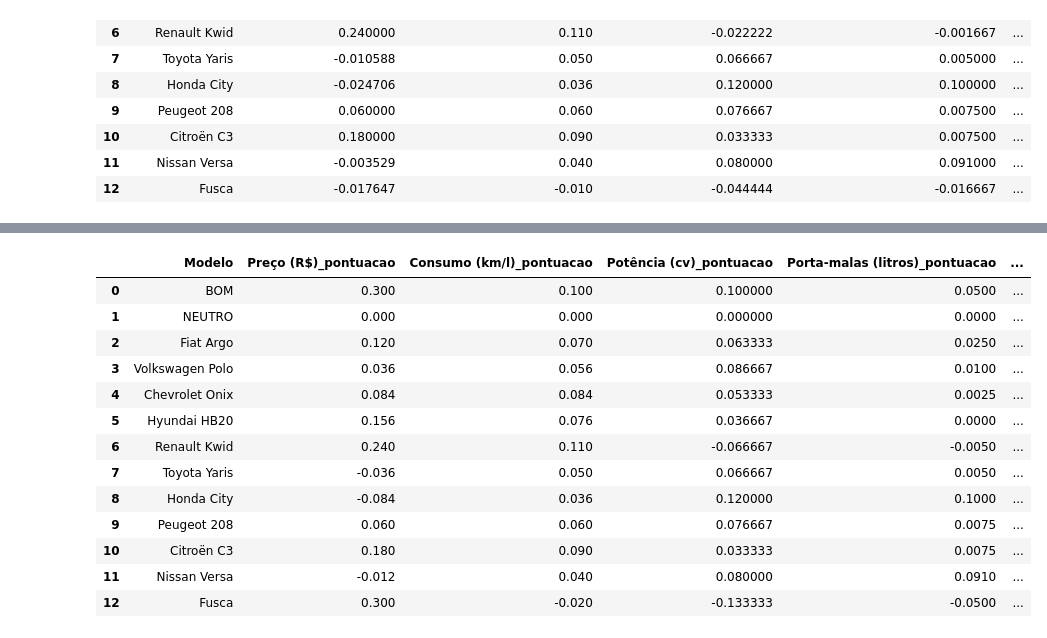
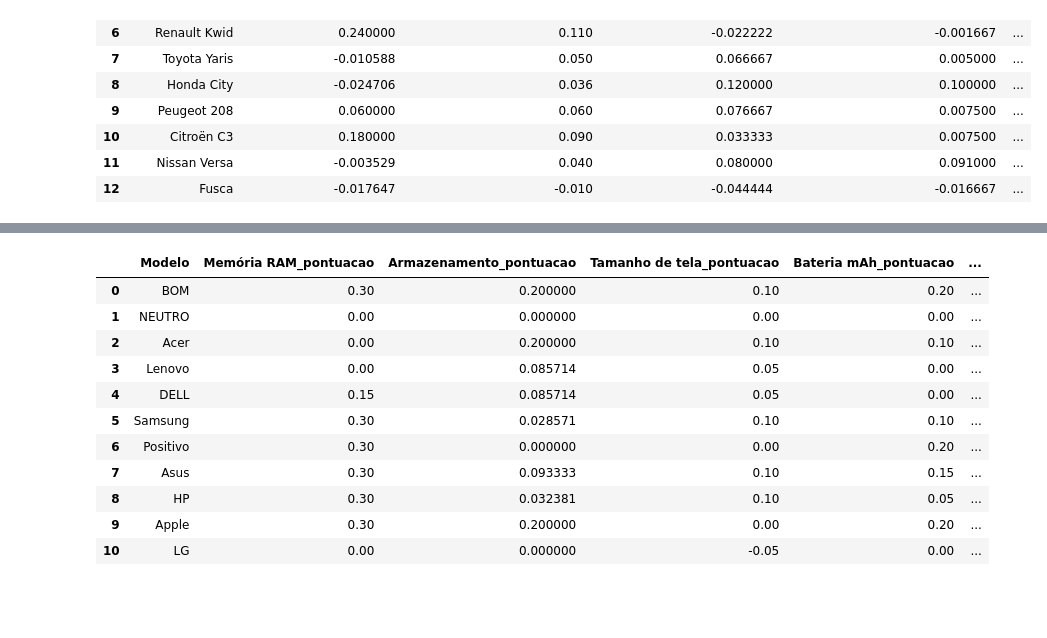
Before and after one commit to GianFadiga/MCDA_FS, a Jupyter notebook: mcda_py_test.ipynb, the cells around one changed output, grey strips where cells are left out. Cells and saved outputs as stored; diff of their text form; code cells hidden in the pictures; blank space fills up the shorter version.

```diff
--- a/mcda_py_test.ipynb
+++ b/mcda_py_test.ipynb
@@ -2527,9 +2527,12 @@ class DataAnalyzer:
             return 0
 
         if proporcionalidade_tipo == 'proportional':
-            if (neutro - bom) == 0:
-                return 0
-            return peso - ((peso * (valor - bom)) / (neutro - bom))
+            if valor >= bom:
+                return peso
+            elif valor > neutro:
+                return peso - ((peso * (valor - bom)) / (neutro - bom))
+            else:
+              return 0
 
         elif proporcionalidade_tipo == 'i_proportional':
             if valor <= bom:
@@ -2890,11 +2893,17 @@ class DataAnalyzer:
 
 # Exemplo de uso para a base de carros
 print("Análise para base de carros:")
-analyzer_carros = DataAnalyzer('base_carro.csv')
-analyzer_carros.load_and_prepare_data()
-analyzer_carros.calcular_pontuacoes()
-analyzer_carros.gerar_graficos()
-analyzer_carros.recomendar_produtos()
+# analyzer_carros = DataAnalyzer('base_carro.csv')
+# analyzer_carros.load_and_prepare_data()
+# analyzer_carros.calcular_pontuacoes()
+# analyzer_carros.gerar_graficos()
+# analyzer_carros.recomendar_produtos()
+
+analyzer_eletro = DataAnalyzer('base_eletronicos.csv')
+analyzer_eletro.load_and_prepare_data()
+analyzer_eletro.calcular_pontuacoes()
+analyzer_eletro.gerar_graficos()
+analyzer_eletro.recomendar_produtos()
 # %% [output]
 Análise para base de carros:
 [interactive output not drawn]
@@ -2913,17 +2920,15 @@ Pontos de vantagem e justificativas:
 # %%
-analyzer_carros.mostrar_pontuacoes(apenas_pontuacoes=True)
+analyzer_eletro.mostrar_pontuacoes(apenas_pontuacoes=True)
 # %% [output]
-|  | Modelo | Preço (R$)_pontuacao | Consumo (km/l)_pontuacao | Potência (cv)_pontuacao | Porta-malas (litros)_pontuacao | ... |
-| 0 | BOM | 0.300 | 0.100 | 0.100000 | 0.0500 | ... |
-| 1 | NEUTRO | 0.000 | 0.000 | 0.000000 | 0.0000 | ... |
-| 2 | Fiat Argo | 0.120 | 0.070 | 0.063333 | 0.0250 | ... |
-| 3 | Volkswagen Polo | 0.036 | 0.056 | 0.086667 | 0.0100 | ... |
-| 4 | Chevrolet Onix | 0.084 | 0.084 | 0.053333 | 0.0025 | ... |
-| 5 | Hyundai HB20 | 0.156 | 0.076 | 0.036667 | 0.0000 | ... |
-| 6 | Renault Kwid | 0.240 | 0.110 | -0.066667 | -0.0050 | ... |
-| 7 | Toyota Yaris | -0.036 | 0.050 | 0.066667 | 0.0050 | ... |
-| 8 | Honda City | -0.084 | 0.036 | 0.120000 | 0.1000 | ... |
-| 9 | Peugeot 208 | 0.060 | 0.060 | 0.076667 | 0.0075 | ... |
-| 10 | Citroën C3 | 0.180 | 0.090 | 0.033333 | 0.0075 | ... |
-| 11 | Nissan Versa | -0.012 | 0.040 | 0.080000 | 0.0910 | ... |
-| 12 | Fusca | 0.300 | -0.020 | -0.133333 | -0.0500 | ... |
+|  | Modelo | Memória RAM_pontuacao | Armazenamento_pontuacao | Tamanho de tela_pontuacao | Bateria mAh_pontuacao | ... |
+| 0 | BOM | 0.30 | 0.200000 | 0.10 | 0.20 | ... |
+| 1 | NEUTRO | 0.00 | 0.000000 | 0.00 | 0.00 | ... |
+| 2 | Acer | 0.00 | 0.200000 | 0.10 | 0.10 | ... |
+| 3 | Lenovo | 0.00 | 0.085714 | 0.05 | 0.00 | ... |
+| 4 | DELL | 0.15 | 0.085714 | 0.05 | 0.00 | ... |
+| 5 | Samsung | 0.30 | 0.028571 | 0.10 | 0.10 | ... |
+| 6 | Positivo | 0.30 | 0.000000 | 0.00 | 0.20 | ... |
+| 7 | Asus | 0.30 | 0.093333 | 0.10 | 0.15 | ... |
+| 8 | HP | 0.30 | 0.032381 | 0.10 | 0.05 | ... |
+| 9 | Apple | 0.30 | 0.200000 | 0.00 | 0.20 | ... |
+| 10 | LG | 0.00 | 0.000000 | -0.05 | 0.00 | ... |
```
Also changed, not shown: parts of 1 cell of this notebook.
